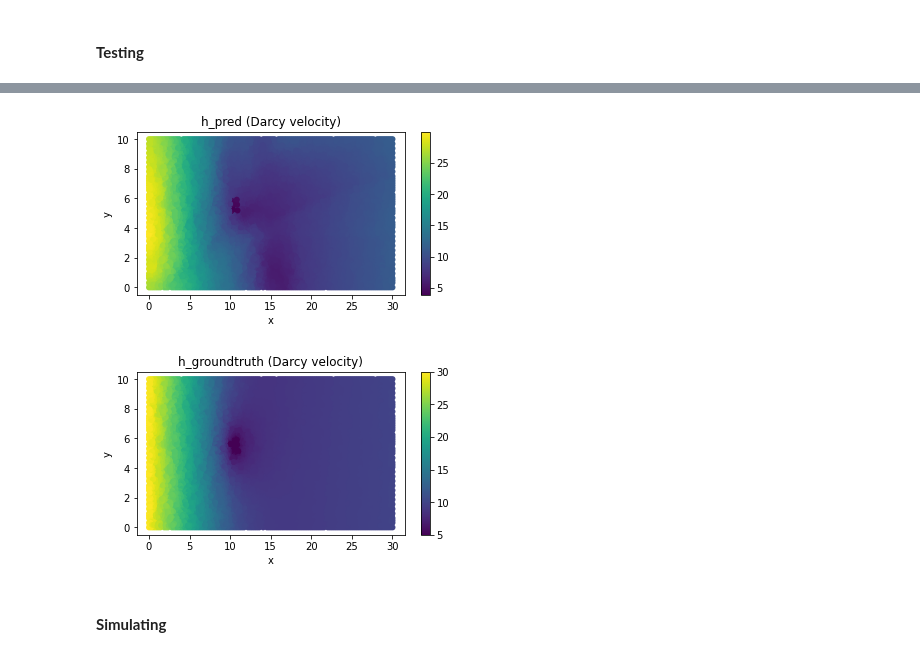
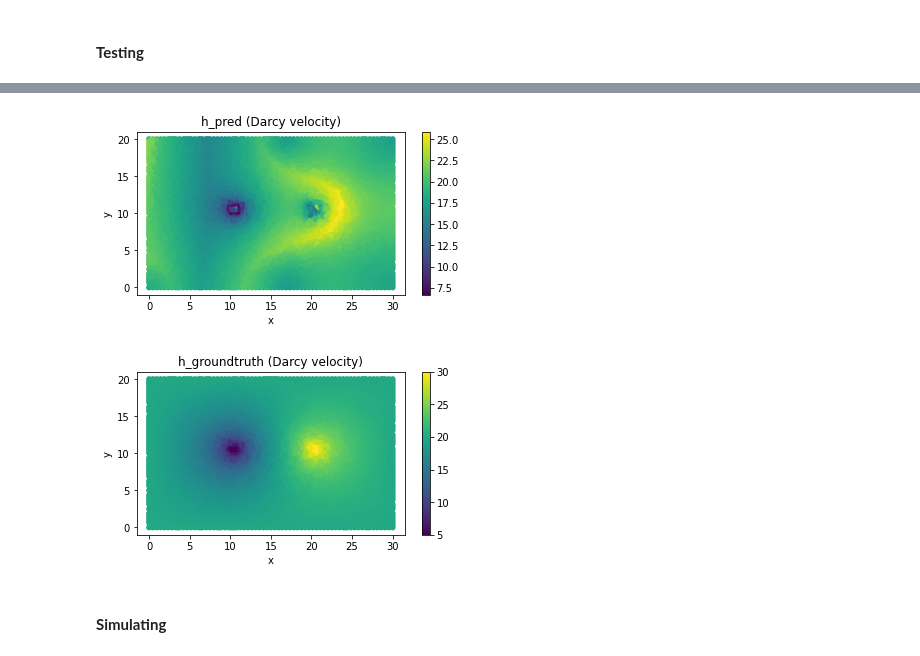
Before and after one commit to leopauly/Flow-PINN, a Jupyter notebook: Src/Flow_DNN_Unseen_V2.ipynb, the cells around one changed output, grey strips where cells are left out. Saved outputs shown, nothing was run; the diff lists cells and outputs as text; code cells hidden in the pictures.

```diff
--- a/Src/Flow_DNN_Unseen_V2.ipynb
+++ b/Src/Flow_DNN_Unseen_V2.ipynb
@@ -86,7 +75,7 @@ d1 = sn.Data(h)
 # %% [markdown]
 ####  **Model definition**
 # %%
-m = sn.SciModel([x,y,v,K], [d1],loss_func='mse')
+m = sn.SciModel([x,y,v,K], [d1],loss_func='mse',optimizer='adam')
 # %% [markdown]
 #### **Dataset**
 
@@ -280,18 +269,18 @@ x2_data=np.concatenate([x2_data_1,x2_data_2,x2_data_3,x2_data_4])
 v_data=np.concatenate([v_data_1,v_data_2,v_data_3,v_data_4])
 h_data=np.concatenate([h_data_1,h_data_2,h_data_3,h_data_4])
 
-K_data_1=np.ones(x1_data_1.shape[0])*1e-6
-K_data_2=np.ones(x1_data_2.shape[0])*1e-4
-K_data_3=np.ones(x1_data_3.shape[0])*1e-7
-K_data_4=np.ones(x1_data_4.shape[0])*1e-5
+K_data_1=np.ones(x1_data_1.shape[0])*(log10(1e-6))
+K_data_2=np.ones(x1_data_2.shape[0])*(log10(1e-4))
+K_data_3=np.ones(x1_data_3.shape[0])*(log10(1e-7))
+K_data_4=np.ones(x1_data_4.shape[0])*(log10(1e-5))
 K_data=np.concatenate((K_data_1,K_data_2,K_data_3,K_data_4))
 
 print(x1_data.shape,x2_data.shape,v_data.shape,h_data.shape,K_data.shape)
 # %% [output]
 (29455,) (29455,) (29455,) (29455,) (29455,)
 # %%
-train_test_ratio=.7
-x1_train, x1_test,x2_train, x2_test, v_train, v_test,h_train, h_test, K_train, K_test = train_test_split(x1_data,x2_data, v_data,h_data, K_data, train_size=train_test_ratio, random_state=512)
+train_test_ratio=.8
+x1_train, x1_test,x2_train, x2_test, v_train, v_test,h_train, h_test, K_train, K_test = train_test_split(x1_data,x2_data, v_data,h_data, K_data,shuffle=True, train_size=train_test_ratio, random_state=512)
 print('test:train ratio:',train_test_ratio)
 print('Training sizes(x1,x2,v,h,K):',x1_train.shape,x2_train.shape,v_train.shape,h_train.shape,K_train.shape)
 print('Testing sizes(x1,x2,v,h,K):',x1_test.shape,x2_test.shape,v_test.shape,h_test.shape,K_test.shape)
@@ -310,11 +299,13 @@ MSE for h before training: 215.07513905287365
 Details of the model.train function can be found here: https://www.sciann.com/scimodels/#train
 # %%
 learning_rate=0.001
-epochs=50
+epochs=200
+batch_size=64
+verbose=0
 print('================ Training: Start ================')
 start = time.process_time()
-history = m.train([x1_train,x2_train,v_train,K_train], [h_train], learning_rate=learning_rate, epochs=epochs, verbose=0,batch_size=100,validation_data=([x1_test,x2_test,v_test,K_test],[h_test]))
-print(time.process_time() - start,'seconds')
+history = m.train([x1_train,x2_train,v_train,K_train], [h_train], learning_rate=learning_rate, epochs=epochs, verbose=verbose,shuffle=True, batch_size=batch_size,validation_data=([x1_test,x2_test,v_test,K_test],[h_test]))
+print(time.process_time() - start)
 print('================ Training: End ================')
 # %% [output]
 ================ Training: Start ================
@@ -348,22 +339,22 @@ MSE for h after training: 1.7472918778
 # %%
 fig = plt.figure(figsize=(6, 3))
-plt.scatter(x1_data_1, x2_data_1, c= h.eval(m, [x1_data_1,x2_data_1,v_data_1,K_data_1]), cmap='viridis',linewidths=.0001)
+plt.scatter(x1_data_2, x2_data_2, c= h.eval(m, [x1_data_2,x2_data_2,v_data_2,K_data_2]), cmap='viridis',linewidths=.0001)
 plt.xlabel('x')
 plt.ylabel('y')
 plt.title('h_pred (Darcy velocity)')
 plt.colorbar()
 plt.show()
 
 fig = plt.figure(figsize=(6, 3))
-plt.scatter(x1_data_1, x2_data_1, c= h_data_1, cmap='viridis',linewidths=.0001)
+plt.scatter(x1_data_2, x2_data_2, c= h_data_2, cmap='viridis',linewidths=.0001)
 plt.xlabel('x')
 plt.ylabel('y')
 plt.title('h_groundtruth (Darcy velocity)')
 plt.colorbar()
 plt.show()
 # %% [output]
-[figure, old version]
+[figure, new version]
-[figure, old version]
+[figure, new version]
 # %% [markdown]
 #### **Simulating**
 # %%
```
Also changed, not shown: parts of 13 cells of this notebook.
